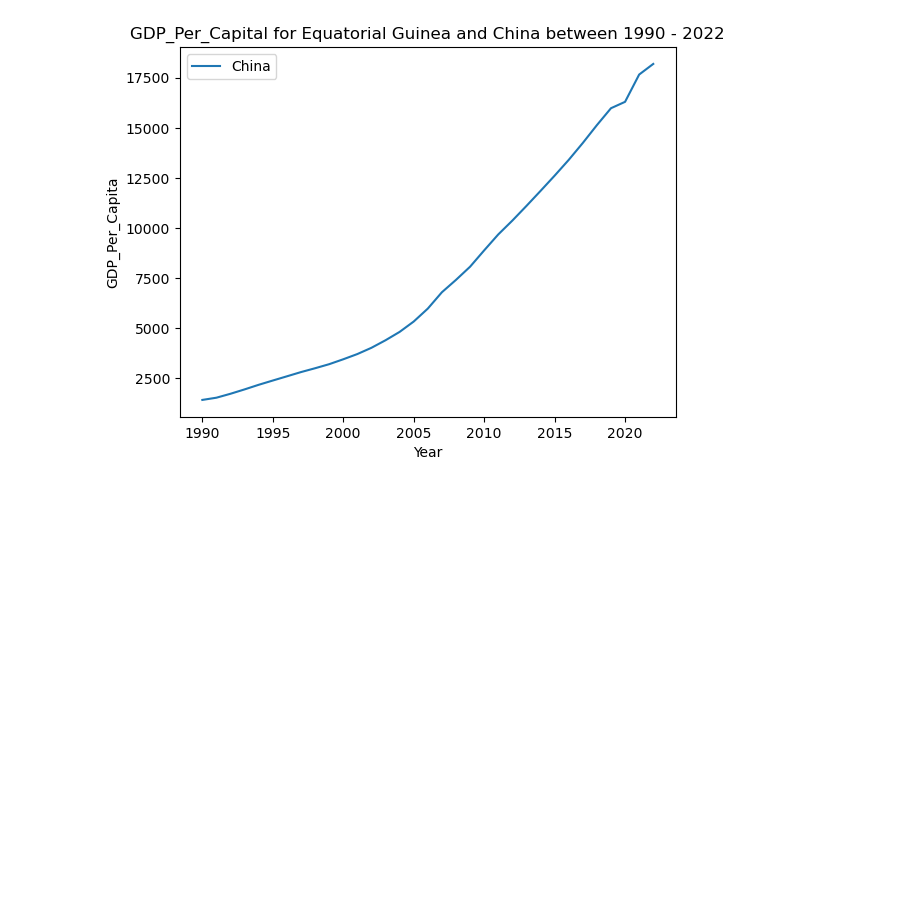
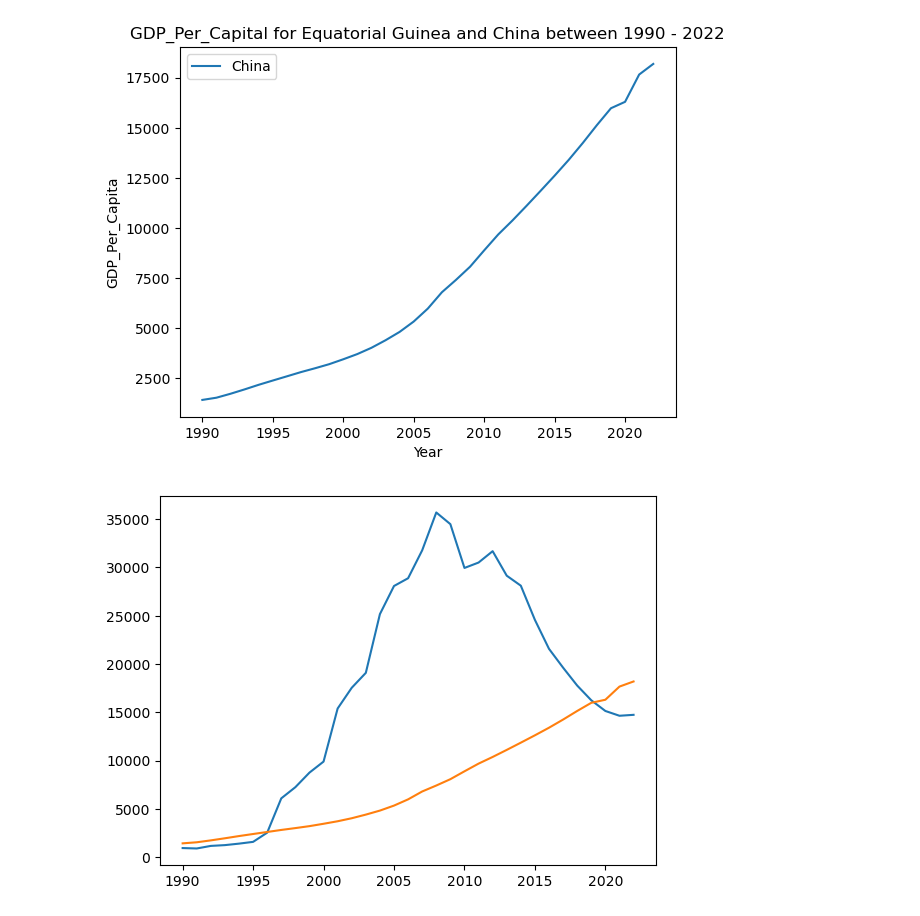
Before and after one commit to nss-data-science-cohort-8/un-exploration-Jorgen85Lex, a Jupyter notebook: notebooks/UN_Data_Exploration.ipynb, the cells around one changed output. Cells and saved outputs as stored; diff of their text form; code cells hidden in the pictures; blank space fills up the shorter version.

```diff
--- a/notebooks/UN_Data_Exploration.ipynb
+++ b/notebooks/UN_Data_Exploration.ipynb
@@ -344,3 +338,9 @@ plt.show()
 # %% [output]
 [figure]
 [figure]
+# %%
+plt.plot(gdp_Equatorial_Guinea['Year'], gdp_Equatorial_Guinea['GDP_Per_Capita'], label = 'Equitorial_Guinea')
+plt.plot(gdp_China['Year'], gdp_China['GDP_Per_Capita'], label= 'China')
+plt.show()
+# %% [output]
+[figure, added]
```
Also changed, not shown: parts of 21 cells of this notebook.
